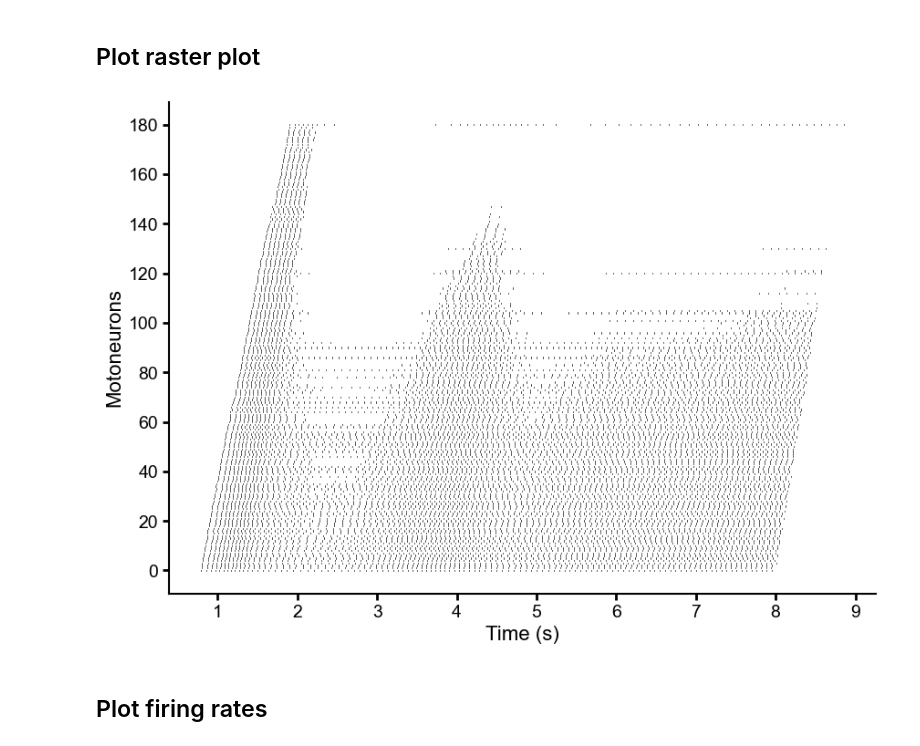
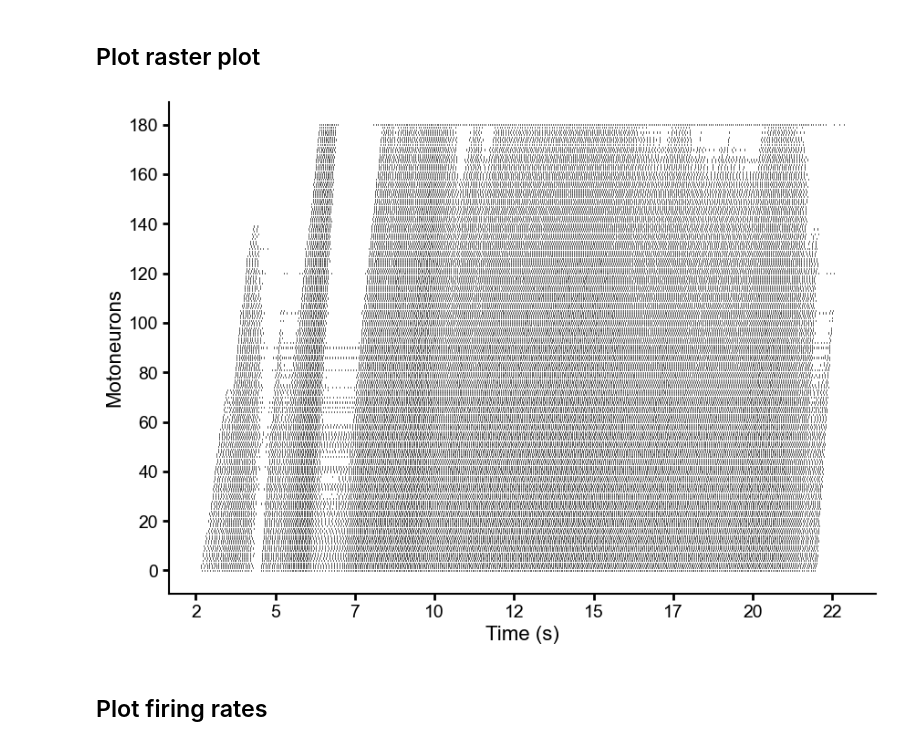
Before and after one commit to natmtc/flexible-motoneuron-control, a Jupyter notebook: Plot_figures.ipynb, the cells around one changed output. Drawn from its saved outputs; the diff is of its cells as text; code cells hidden in the pictures.

```diff
--- a/Plot_figures.ipynb
+++ b/Plot_figures.ipynb
@@ -24,8 +24,7 @@ import scipy.io
 # %% [markdown]
 ## Plot raster plot
 # %%
-file_path = "Data_MN_Model/Data_final/Spikes/Simulations_with_force_as_input/DR_S1/DR_rep_trial_14_scaled11.jld2"
-
+file_path = "/Users/nmt121/Desktop/Repositories/Motoneuron_Model/Data_MN_Model/Data_final/Spikes/Simulations_with_force_as_input/DR_S2_alltrials/Day02/DR_S2_Day02_trial02.jld2"
 
 with h5py.File(file_path, 'r') as f:
     spike_array = f['spike_array'][:]
@@ -49,35 +48,35 @@ for neuron in range(n_neurons):
             ax.plot([t + x_offset, t + x_offset],
                     [neuron - line_height / 2, neuron + line_height / 2],
                     color='black', linewidth=line_thickness)
 
 # Axis labels and title
 ax.set_xlabel("Time (s)", fontsize=16)
 ax.set_ylabel("Motoneurons", fontsize=16)
 
 # Format x-ticks: convert from samples to seconds (assuming 20 kHz)
 x_ticks = ax.get_xticks()
 ax.set_xticklabels([f'{int(x_tick / fs)}' for x_tick in x_ticks], fontsize=14)
 
 # Set y-ticks every 20 motoneurons
 ax.set_yticks(np.arange(0, n_neurons + 1, 20))
 ax.set_yticklabels(np.arange(0, n_neurons + 1, 20), fontsize=14)
 
 # Remove top and right spines
 ax.spines['top'].set_visible(False)
 ax.spines['right'].set_visible(False)
 
 # Style bottom and left spines
 ax.spines['bottom'].set_linewidth(1.5)
 ax.spines['left'].set_linewidth(1.5)
 
 # Tick appearance
 ax.tick_params(axis='both', direction='out', length=5, width=2)
 
 # Save and show
-plt.savefig('/Users/nmt121/Desktop/Figures/Rasters/Raster_day14_S1.pdf', dpi=300, bbox_inches='tight')
+# plt.savefig('/Users/nmt121/Desktop/Figures/Rasters/Raster_day14_S1.pdf', dpi=300, bbox_inches='tight')
 plt.show()
 # %% [output]
-[figure, old version]
+[figure, new version]
 # %% [markdown]
 ## Plot firing rates
 # %%
```
Also changed, not shown: parts of 1 cell of this notebook, 1 other file.
